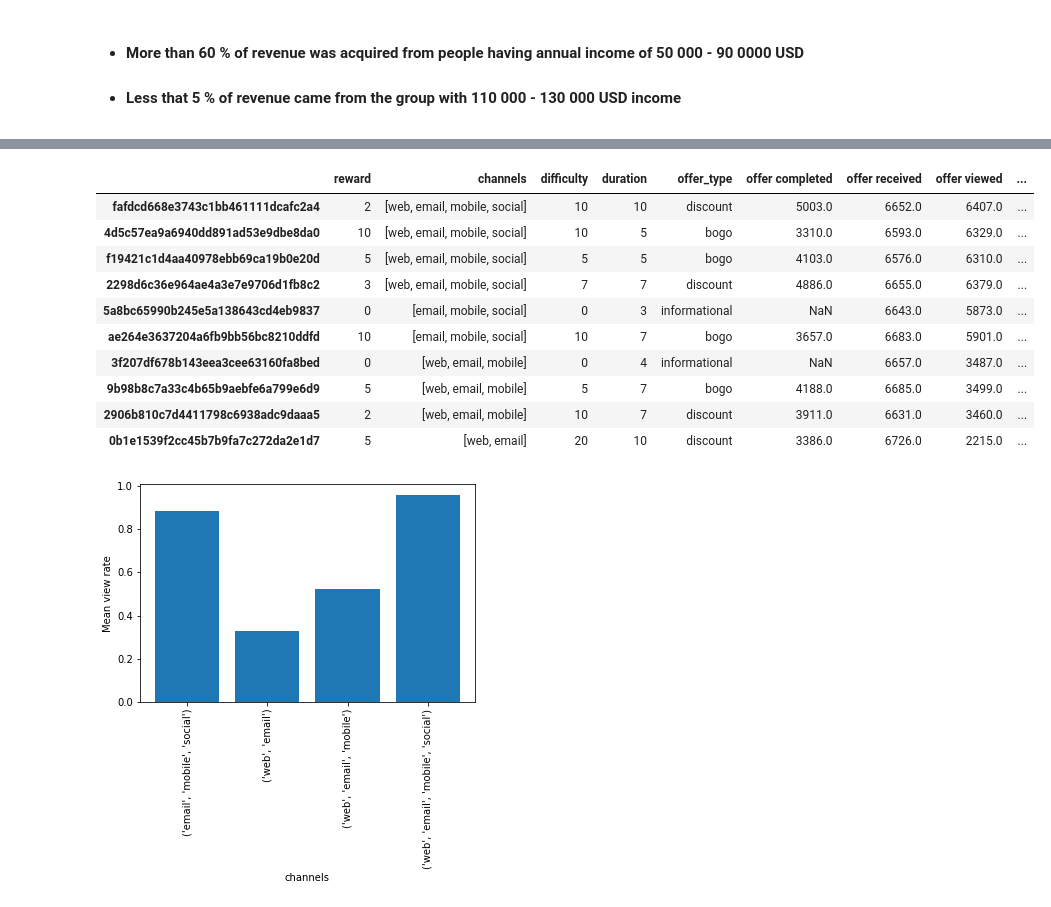
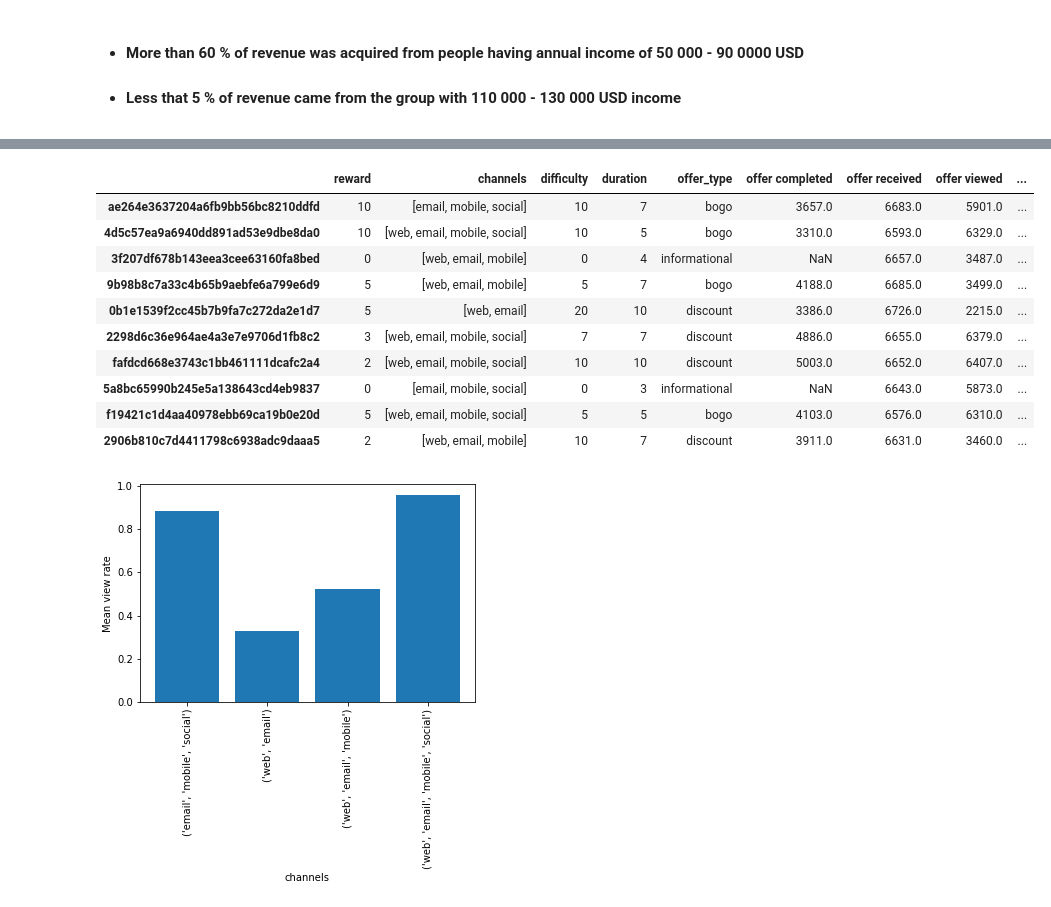
Before and after one commit to ADucinskas/UDACITY-Starbucks-Capstone, a Jupyter notebook: Starbucks_Capstone_notebook.ipynb, the cells around one changed output, grey strips where cells are left out. Cells and saved outputs as stored; diff of their text form; code cells hidden in the pictures.

```diff
--- a/Starbucks_Capstone_notebook.ipynb
+++ b/Starbucks_Capstone_notebook.ipynb
@@ -227,0 +258,3 @@ reward_table.drop(columns='offer id',inplace=True)
+# %%
+ext_transcript=pd.concat([transcript,reward_table],axis=1)
+ext_transcript.head()
@@ -227,0 +268,4 @@ reward_table.drop(columns='offer id',inplace=True)
+# %%
+### make table with person id as an index and double collumn index (1st-layer offer_id, 2nd layer outcome)
+offer_stats = ext_transcript.groupby(by=['person','offer_id','event']).value.count().unstack(level=[1,2])
+offer_stats.head()
@@ -397,4 +438,0 @@ Name: amount, dtype: float64
-# %%
-### make table with person id as an index and double collumn index (1st-layer offer_id, 2nd layer outcome)
-offer_stats = customers.groupby(by=['person','offer_id','event']).value.count().unstack(level=[1,2])
-offer_stats.head()
@@ -411,12 +439,12 @@ offer_stats.head()
 # %%
-def portfolio_stats (prom_db,offers_db,parameter):
+def portfolio_stats (prom_db,offers_db):
 
     db1 = prom_db.set_index('id')
 
-    portfolio_stats = pd.DataFrame(offers_db.sum())
+    offers_sum = pd.DataFrame(offers_db.sum())
 
-    db2 = pd.pivot_table(portfolio_stats, values=0, index=portfolio_stats.index.get_level_values(0),
-                    columns=portfolio_stats.index.get_level_values(1))
+    db2 = pd.pivot_table(offers_sum, values=0, index=offers_sum.index.get_level_values(0),
+                    columns=offers_sum.index.get_level_values(1))
 
     db2['cmplt rate']=db2['offer completed']/db2['offer received']
 
@@ -427,21 +455,22 @@ def portfolio_stats (prom_db,offers_db,parameter):
 
     result['offer no'] = ([list(portfolio.id).index(i) for i in result.index])
 
-    return result.sort_values(by=parameter,ascending=False)
+    #return result.sort_values(by=parameter,ascending=False)
+    return result
 # %%
-portfolio_stats(portfolio,offer_stats,'view rate')
+portfolio_stats(portfolio,offer_stats)
 # %% [output]
 |  | reward | channels | difficulty | duration | offer_type | offer completed | offer received | offer viewed | ... |
-| fafdcd668e3743c1bb461111dcafc2a4 | 2 | [web, email, mobile, social] | 10 | 10 | discount | 5003.0 | 6652.0 | 6407.0 | ... |
+| ae264e3637204a6fb9bb56bc8210ddfd | 10 | [email, mobile, social] | 10 | 7 | bogo | 3657.0 | 6683.0 | 5901.0 | ... |
 | 4d5c57ea9a6940dd891ad53e9dbe8da0 | 10 | [web, email, mobile, social] | 10 | 5 | bogo | 3310.0 | 6593.0 | 6329.0 | ... |
-| f19421c1d4aa40978ebb69ca19b0e20d | 5 | [web, email, mobile, social] | 5 | 5 | bogo | 4103.0 | 6576.0 | 6310.0 | ... |
-| 2298d6c36e964ae4a3e7e9706d1fb8c2 | 3 | [web, email, mobile, social] | 7 | 7 | discount | 4886.0 | 6655.0 | 6379.0 | ... |
-| 5a8bc65990b245e5a138643cd4eb9837 | 0 | [email, mobile, social] | 0 | 3 | informational | NaN | 6643.0 | 5873.0 | ... |
-| ae264e3637204a6fb9bb56bc8210ddfd | 10 | [email, mobile, social] | 10 | 7 | bogo | 3657.0 | 6683.0 | 5901.0 | ... |
 | 3f207df678b143eea3cee63160fa8bed | 0 | [web, email, mobile] | 0 | 4 | informational | NaN | 6657.0 | 3487.0 | ... |
 | 9b98b8c7a33c4b65b9aebfe6a799e6d9 | 5 | [web, email, mobile] | 5 | 7 | bogo | 4188.0 | 6685.0 | 3499.0 | ... |
+| 0b1e1539f2cc45b7b9fa7c272da2e1d7 | 5 | [web, email] | 20 | 10 | discount | 3386.0 | 6726.0 | 2215.0 | ... |
+| 2298d6c36e964ae4a3e7e9706d1fb8c2 | 3 | [web, email, mobile, social] | 7 | 7 | discount | 4886.0 | 6655.0 | 6379.0 | ... |
+| fafdcd668e3743c1bb461111dcafc2a4 | 2 | [web, email, mobile, social] | 10 | 10 | discount | 5003.0 | 6652.0 | 6407.0 | ... |
+| 5a8bc65990b245e5a138643cd4eb9837 | 0 | [email, mobile, social] | 0 | 3 | informational | NaN | 6643.0 | 5873.0 | ... |
+| f19421c1d4aa40978ebb69ca19b0e20d | 5 | [web, email, mobile, social] | 5 | 5 | bogo | 4103.0 | 6576.0 | 6310.0 | ... |
 | 2906b810c7d4411798c6938adc9daaa5 | 2 | [web, email, mobile] | 10 | 7 | discount | 3911.0 | 6631.0 | 3460.0 | ... |
-| 0b1e1539f2cc45b7b9fa7c272da2e1d7 | 5 | [web, email] | 20 | 10 | discount | 3386.0 | 6726.0 | 2215.0 | ... |
 # %%
 def stats_graph(x, view_param, mean=True):
 
```
Also changed, not shown: parts of 87 cells of this notebook.
